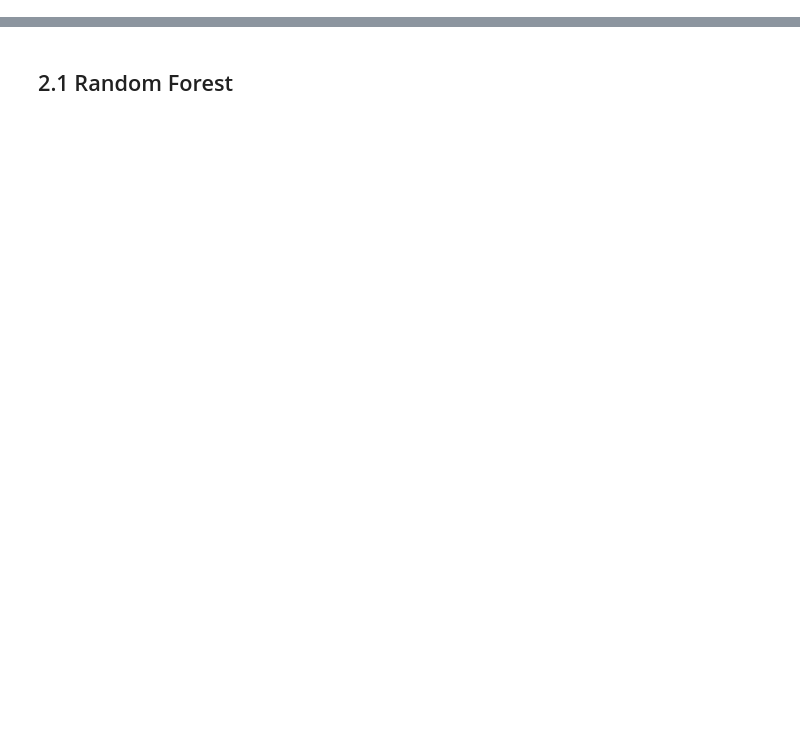
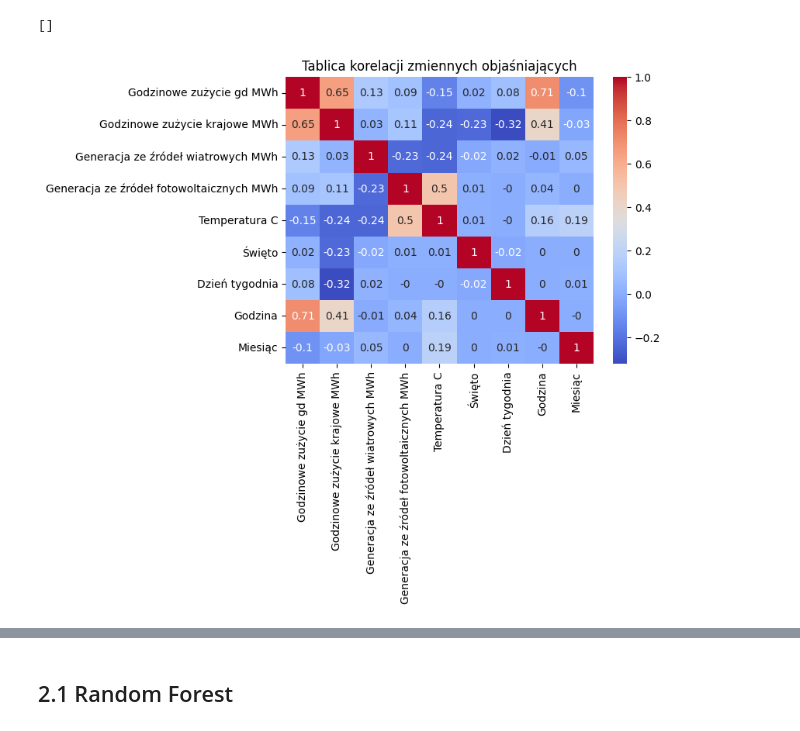
Before and after one commit to pawellachowski777/Master-thesis, a Jupyter notebook: 3.modelowanie.ipynb, the cells around one changed output, grey strips where cells are left out. Drawn from its saved outputs; the diff is of its cells as text; code cells hidden in the pictures; blank space fills up the shorter version.

```diff
--- a/3.modelowanie.ipynb
+++ b/3.modelowanie.ipynb
@@ -11,0 +47,7 @@ df_evaluate = pd.DataFrame()
+# %%
+sns.heatmap(X.corr().round(2), cmap='coolwarm', annot=True)
+plt.title("Tablica korelacji zmiennych objaśniających")
+plt.plot()
+# %% [output]
+[]
+[figure, added]
```
Also changed, not shown: parts of 28 cells of this notebook, 4 other files.
